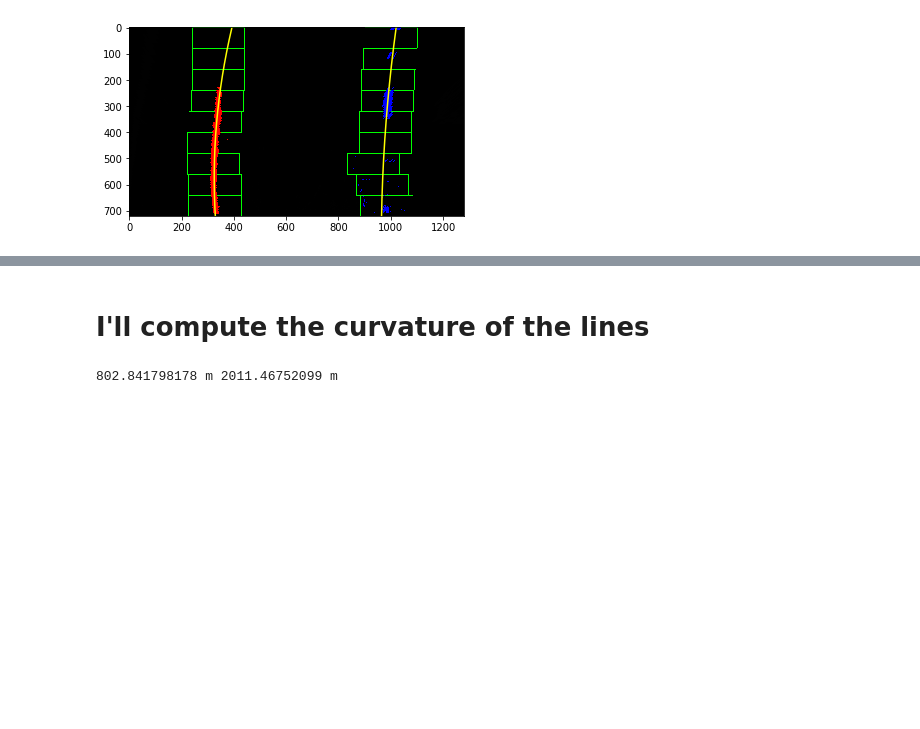
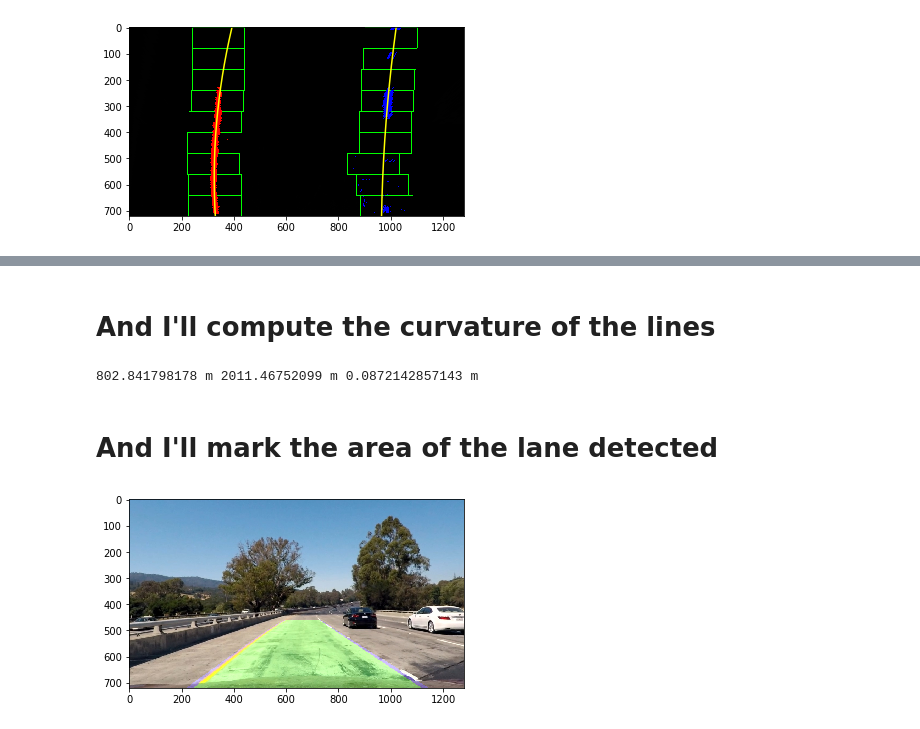
Before and after one commit to zenXun/data-science-roadmap, a Jupyter notebook: udacity-self-driving/advanced-lane-detection/examples/example.ipynb, the cells around one changed output, grey strips where cells are left out. Cells and saved outputs as stored; diff of their text form; code cells hidden in the pictures; blank space fills up the shorter version.

Commit message:
[Udacity][Self Driving Car] Finished advanced lane detection.

```diff
--- a/udacity-self-driving/advanced-lane-detection/examples/example.ipynb
+++ b/udacity-self-driving/advanced-lane-detection/examples/example.ipynb
@@ -55,11 +55,12 @@ for fname in images:
 ## And I'll define a function to undistort the images captured by a given camera
 # %%
 def undistort(img):
+    img_cp = img.copy()
     img_size = (img.shape[1], img.shape[0])
 
     # Do camera calibration given object points and image points
     ret, mtx, dist, rvecs, tvecs = cv2.calibrateCamera(objpoints, imgpoints, img_size, None, None)
-    return cv2.undistort(img, mtx, dist, None, mtx)
+    return cv2.undistort(img_cp, mtx, dist, None, mtx)
 
 # Visualize undistortion
 img = cv2.imread('../test_images/test1.jpg')
@@ -77,9 +78,9 @@ Text(0.5,1,'Undistorted Image')
 # And I'll create a thresholded binary image using color transforms and gradients, etc.
 # %%
 def color_binary(img, s_thresh=(170, 255), sx_thresh=(20, 100)):
-    img = np.copy(img)
+    img_cp = img.copy()
     # Convert to HLS color space and separate the V channel
-    hls = cv2.cvtColor(img, cv2.COLOR_RGB2HLS)
+    hls = cv2.cvtColor(img_cp, cv2.COLOR_RGB2HLS)
     l_channel = hls[:,:,1]
     s_channel = hls[:,:,2]
 
@@ -181,7 +188,8 @@ def find_lane_pixels(binary_warped):
     # Take a histogram of the bottom half of the image
     histogram = hist(binary_warped)
     # Create an output image to draw on and visualize the result
-    out_img = np.dstack((binary_warped, binary_warped, binary_warped))
+    binary_warped_cp = binary_warped.copy()
+    out_img = np.dstack((binary_warped_cp, binary_warped_cp, binary_warped_cp))
     # Find the peak of the left and right halves of the histogram
     # These will be the starting point for the left and right lines
     midpoint = np.int(histogram.shape[0]//2)
@@ -259,9 +267,10 @@ def find_lane_pixels(binary_warped):
     return leftx, lefty, rightx, righty, out_img
 
 
-def fit_polynomial(binary_warped):
+def fit_polynomial(binary_warped, draw=False):
+    binary_warped_cp = binary_warped.copy()
     # Find our lane pixels first
-    leftx, lefty, rightx, righty, out_img = find_lane_pixels(binary_warped)
+    leftx, lefty, rightx, righty, out_img = find_lane_pixels(binary_warped_cp)
 
     # Fit a second order polynomial to each using `np.polyfit`
     left_fit = np.polyfit(lefty, leftx, 2)
@@ -284,13 +293,14 @@ def fit_polynomial(binary_warped):
     out_img[righty, rightx] = [0, 0, 255]
 
     # Plots the left and right polynomials on the lane lines
-    plt.plot(left_fitx, ploty, color='yellow')
-    plt.plot(right_fitx, ploty, color='yellow')
+    if draw:
+        plt.plot(left_fitx, ploty, color='yellow')
+        plt.plot(right_fitx, ploty, color='yellow')
 
-    return out_img
+    return out_img, left_fit, right_fit, left_fitx, right_fitx, ploty
 
 
-out_img = fit_polynomial(warped_binary)
+out_img, left_fit, right_fit, left_fitx, right_fitx, ploty = fit_polynomial(warped_binary, True)
 
 plt.imshow(out_img)
 # %% [output]
@@ -299,13 +480,15 @@ plt.imshow(out_img)
 # %% [markdown]
-# I'll compute the curvature of the lines
+# And I'll compute the curvature of the lines
 # %%
 def measure_curvature_real(binary_warped):
+
+    binary_warped_cp = binary_warped.copy()
     # Define conversions in x and y from pixels space to meters
     ym_per_pix = 30/720 # meters per pixel in y dimension
     xm_per_pix = 3.7/700 # meters per pixel in x dimension
 
     # Find our lane pixels first
-    leftx, lefty, rightx, righty, out_img = find_lane_pixels(binary_warped)
+    leftx, lefty, rightx, righty, out_img = find_lane_pixels(binary_warped_cp)
 
     left_fit_cr = np.polyfit(lefty*ym_per_pix, leftx*xm_per_pix, 2)
     right_fit_cr = np.polyfit(righty*ym_per_pix, rightx*xm_per_pix, 2)
@@ -315,11 +498,41 @@ def measure_curvature_real(binary_warped):
     left_curverad = ((1 + (2*left_fit_cr[0]*y_eval*ym_per_pix + left_fit_cr[1])**2)**1.5) / np.absolute(2*left_fit_cr[0])
     right_curverad = ((1 + (2*right_fit_cr[0]*y_eval*ym_per_pix + right_fit_cr[1])**2)**1.5) / np.absolute(2*right_fit_cr[0])
 
-    return left_curverad, right_curverad
+    histogram = hist(binary_warped_cp)
+    # Find the peak of the left and right halves of the histogram
+    # These will be the starting point for the left and right lines
+    midpoint = np.int(histogram.shape[0]//2)
+    leftx_base = np.argmax(histogram[:midpoint])
+    rightx_base = np.argmax(histogram[midpoint:]) + midpoint
+    offset_center = ((rightx_base + leftx_base) / 2 - 640) * xm_per_pix
+    return left_curverad, right_curverad, offset_center
 
 # Calculate the radius of curvature in meters for both lane lines
-left_curverad, right_curverad = measure_curvature_real(warped_binary)
+left_curverad, right_curverad, offset_center = measure_curvature_real(warped_binary)
 
-print(left_curverad, 'm', right_curverad, 'm')
+print(left_curverad, 'm', right_curverad, 'm', offset_center, 'm')
 # %% [output]
-802.841798178 m 2011.46752099 m
+802.841798178 m 2011.46752099 m 0.0872142857143 m
+# %% [markdown]
+# And I'll mark the area of the lane detected
+# %%
+def mark_lane(warped_binary, Minv, undistorted_img, left_fitx, right_fitx, ploty):
+    road_warp = np.zeros_like(warped_binary).astype(np.uint8)
+    color_road_warp = np.dstack((road_warp, road_warp, road_warp))
+
+    pts_left = np.array([np.transpose(np.vstack([left_fitx, ploty]))])
+    pts_right = np.array([np.flip(np.transpose(np.vstack([right_fitx, ploty])), axis=0)])
+    points = np.hstack((pts_left, pts_right))
+
+    cv2.polylines(color_road_warp, np.int_([points]), isClosed=False, color=(0, 0, 255), thickness=40)
+
+    cv2.fillPoly(color_road_warp, np.int_([points]), color=[0,255,0])
+
+    transformed_color_road_warp = cv2.warpPerspective(color_road_warp, Minv, (undistorted_img.shape[1], undistorted_img.shape[0]), flags=cv2.INTER_NEAREST)
+    return cv2.addWeighted(undistorted_img, 1, transformed_color_road_warp, 0.3, 0)
+
+marked_lane = mark_lane(warped_binary, Minv, undistorted_img, left_fitx, right_fitx, ploty)
+plt.imshow(marked_lane)
+plt.show()
+# %% [output]
+[figure, added]
```
Also changed, not shown: parts of 16 cells of this notebook, 14 other files.
